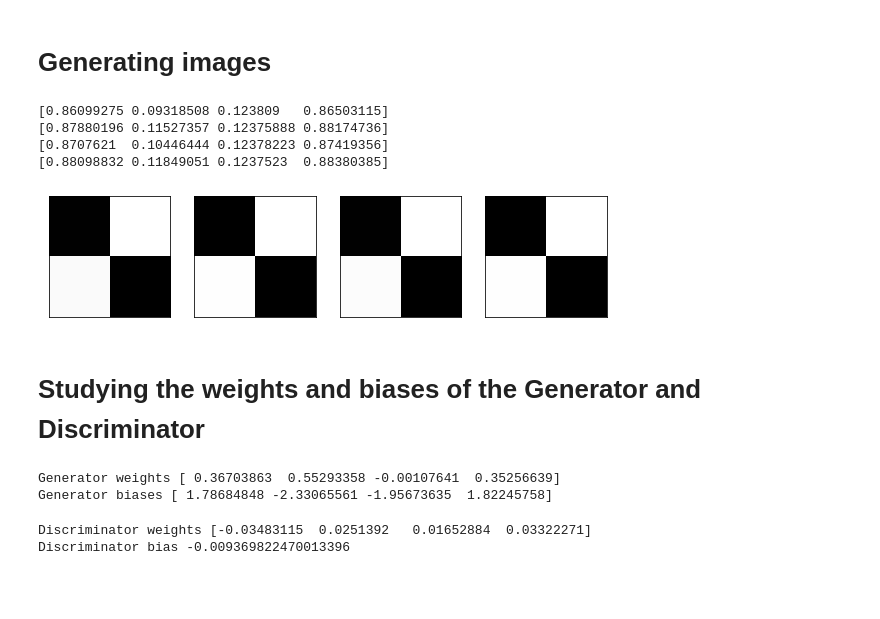
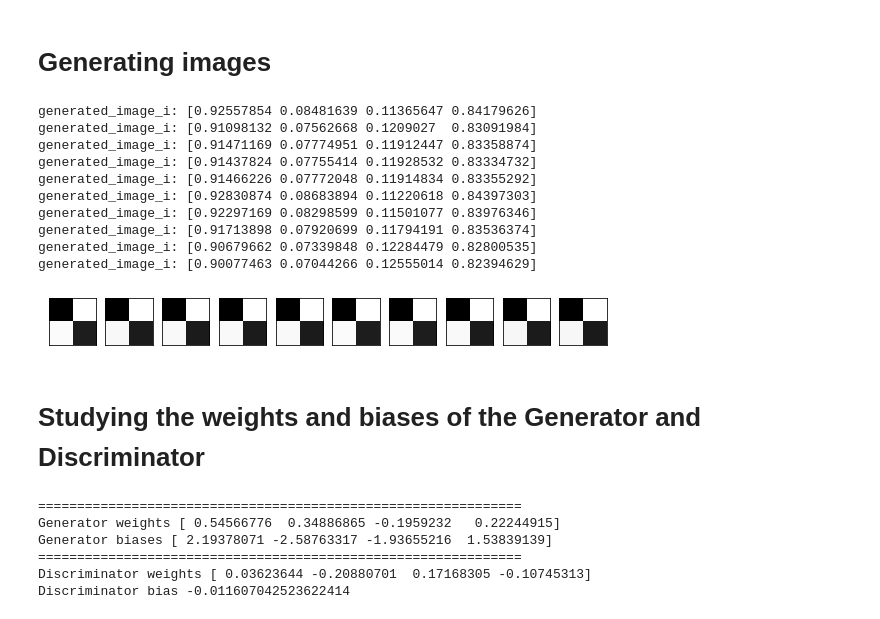
Before and after one commit to mxochicale/code, a Jupyter notebook: playground/gans/basics/GANs_in_Slanted_Land.ipynb, the cells around one changed output. Drawn from its saved outputs; the diff is of its cells as text; code cells hidden in the pictures; blank space fills up the shorter version.

Commit message:
updates simpleVE with tqdm; updates NB with few results (#N)

```diff
--- a/playground/gans/basics/GANs_in_Slanted_Land.ipynb
+++ b/playground/gans/basics/GANs_in_Slanted_Land.ipynb
@@ -37,10 +35,9 @@ In the video, we've defined the faces as backwards diagonals. Here are some exam
 # %%
-# Examples of faces
-faces = [np.array([1,0,0,1]),
-         np.array([0.9,0.1,0.2,0.8]),
+faces = [np.array([0.99,0.01,0.1,0.98]),
+         np.array([0.95,0.1,0.2,0.75]),
          np.array([0.9,0.2,0.1,0.8]),
-         np.array([0.8,0.1,0.2,0.9]),
-         np.array([0.8,0.2,0.1,0.9])]
+         np.array([0.8,0.1,0.2,0.9])
+        ]
 
 _ = view_samples(faces, 1, 4)
 # %% [output]
@@ -92,8 +88,8 @@ class Discriminator():
 
     def update_from_image(self, x):
         ders = self.derivatives_from_image(x)
-        self.weights -= learning_rate * ders[0]
-        self.bias -= learning_rate * ders[1]
+        self.weights -= LEARNING_RATE * ders[0]
+        self.bias -= LEARNING_RATE * ders[1]
 
     def error_from_noise(self, noise):
         prediction = self.forward(noise)
@@ -108,8 +104,8 @@ class Discriminator():
 
     def update_from_noise(self, noise):
         ders = self.derivatives_from_noise(noise)
-        self.weights -= learning_rate * ders[0]
-        self.bias -= learning_rate * ders[1]
+        self.weights -= LEARNING_RATE * ders[0]
+        self.bias -= LEARNING_RATE * ders[1]
 # %% [markdown]
 ## The Generator
 <img src="generator_math.png" />
@@ -142,8 +138,8 @@ class Generator():
     def update(self, z, discriminator):
         error_before = self.error(z, discriminator)
         ders = self.derivatives(z, discriminator)
-        self.weights -= learning_rate * ders[0]
-        self.biases -= learning_rate * ders[1]
+        self.weights -= LEARNING_RATE * ders[0]
+        self.biases -= LEARNING_RATE * ders[1]
         error_after = self.error(z, discriminator)
 # %% [markdown]
 # Training
@@ -152,8 +148,8 @@ class Generator():
 np.random.seed(42)
 
 # Hyperparameters
-learning_rate = 0.01
-epochs = 90000
+LEARNING_RATE = 0.1
+EPOCHS = 5000
 
 # The GAN
 D = Discriminator()
@@ -163,9 +159,10 @@ G = Generator()
 errors_discriminator = []
 errors_generator = []
 
-for epoch in range(epochs):
+for epoch in tqdm(range(0,EPOCHS)):
 
     for face in faces:
+        #print(f' face: {face}')
 
         # Update the discriminator weights from the real face
         D.update_from_image(face)
@@ -176,8 +173,10 @@ for epoch in range(epochs):
         # Calculate the discriminator error
         errors_discriminator.append(sum(D.error_from_image(face) + D.error_from_noise(z)))
 
+
         # Calculate the generator error
         errors_generator.append(G.error(z, D))
+
 
         # Build a fake face
         noise = G.forward(z)
@@ -187,8 +186,5 @@ for epoch in range(epochs):
 
         # Update the generator weights from the fake face
         G.update(z, D)
-
-
-# epochs = 90000 in 41 seconds
 # %%
 plt.plot(errors_generator)
@@ -208,30 +198,42 @@ plt.show()
 # Generating images
 # %%
 generated_images = []
-for i in range(4):
+number_of_images = 10
+for i in range(number_of_images):
     z = random.random()
     generated_image = G.forward(z)
     generated_images.append(generated_image)
-_ = view_samples(generated_images, 1, 4)
-for i in generated_images:
-    print(i)
+
+_ = view_samples(generated_images, 1, number_of_images)
+
+for generated_image_i in generated_images:
+    print(f'generated_image_i: {generated_image_i}')
 # %% [output]
-[0.86099275 0.09318508 0.123809   0.86503115]
-[0.87880196 0.11527357 0.12375888 0.88174736]
-[0.8707621  0.10446444 0.12378223 0.87419356]
-[0.88098832 0.11849051 0.1237523  0.88380385]
+generated_image_i: [0.92557854 0.08481639 0.11365647 0.84179626]
+generated_image_i: [0.91098132 0.07562668 0.1209027  0.83091984]
+generated_image_i: [0.91471169 0.07774951 0.11912447 0.83358874]
+generated_image_i: [0.91437824 0.07755414 0.11928532 0.83334732]
+generated_image_i: [0.91466226 0.07772048 0.11914834 0.83355292]
+generated_image_i: [0.92830874 0.08683894 0.11220618 0.84397303]
+generated_image_i: [0.92297169 0.08298599 0.11501077 0.83976346]
+generated_image_i: [0.91713898 0.07920699 0.11794191 0.83536374]
+generated_image_i: [0.90679662 0.07339848 0.12284479 0.82800535]
+generated_image_i: [0.90077463 0.07044266 0.12555014 0.82394629]
-[figure, old version]
+[figure, new version]
 # %% [markdown]
 # Studying the weights and biases of the Generator and Discriminator
 # %%
+print(f'==============================================================')
 print("Generator weights", G.weights)
 print("Generator biases", G.biases)
+
+print(f'==============================================================')
+print("Discriminator weights", D.weights)
+print("Discriminator bias", D.bias)
 # %% [output]
-Generator weights [ 0.36703863  0.55293358 -0.00107641  0.35256639]
-Generator biases [ 1.78684848 -2.33065561 -1.95673635  1.82245758]
+==============================================================
+Generator weights [ 0.54566776  0.34886865 -0.1959232   0.22244915]
+Generator biases [ 2.19378071 -2.58763317 -1.93655216  1.53839139]
+==============================================================
+Discriminator weights [ 0.03623644 -0.20880701  0.17168305 -0.10745313]
+Discriminator bias -0.011607042523622414
-# %%
-print("Discriminator weights", D.weights)
-print("Discriminator bias", D.bias)
-# %% [output]
-Discriminator weights [-0.03483115  0.0251392   0.01652884  0.03322271]
-Discriminator bias -0.009369822470013396
```
Also changed, not shown: parts of 9 cells of this notebook, 3 other files.
